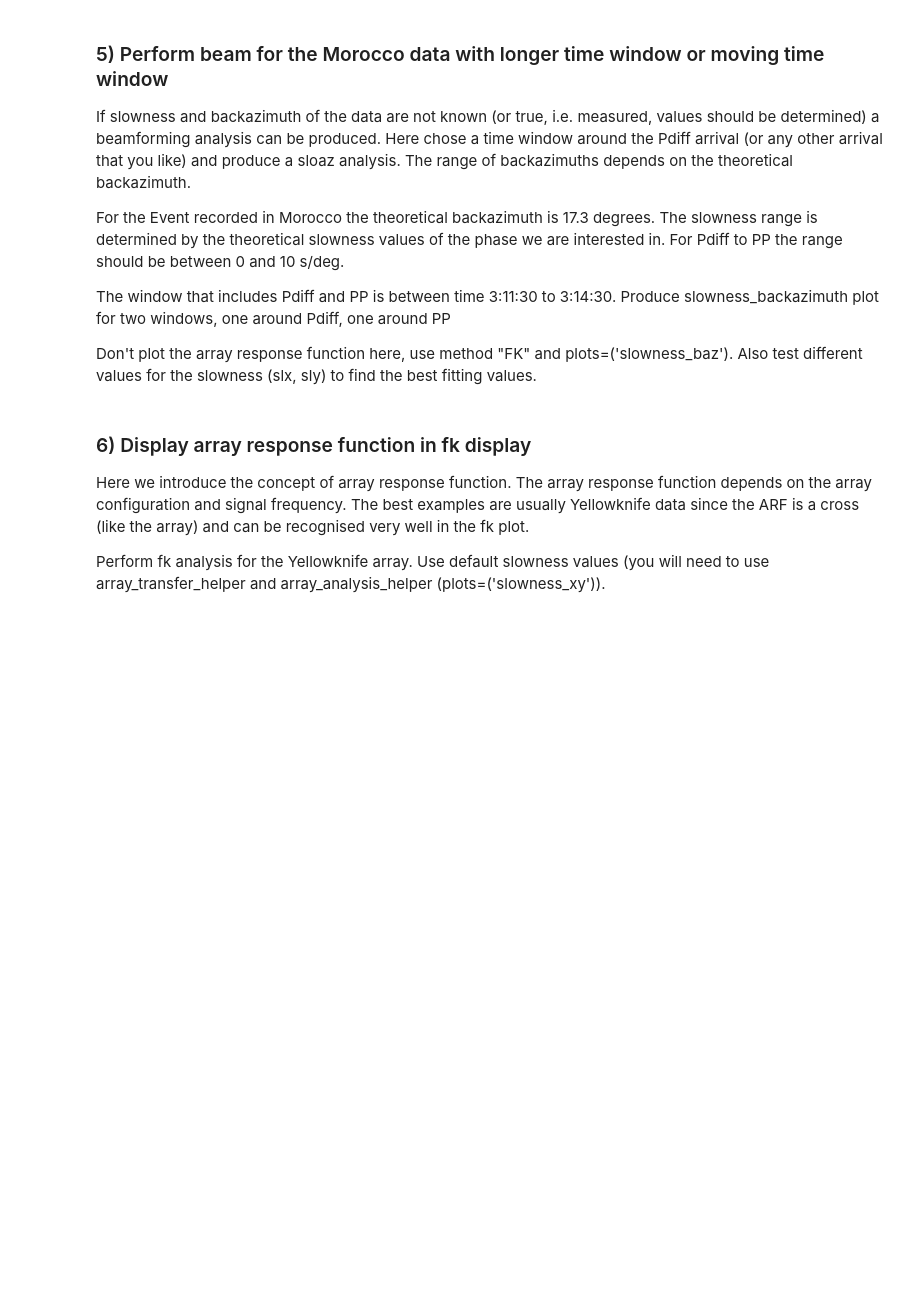
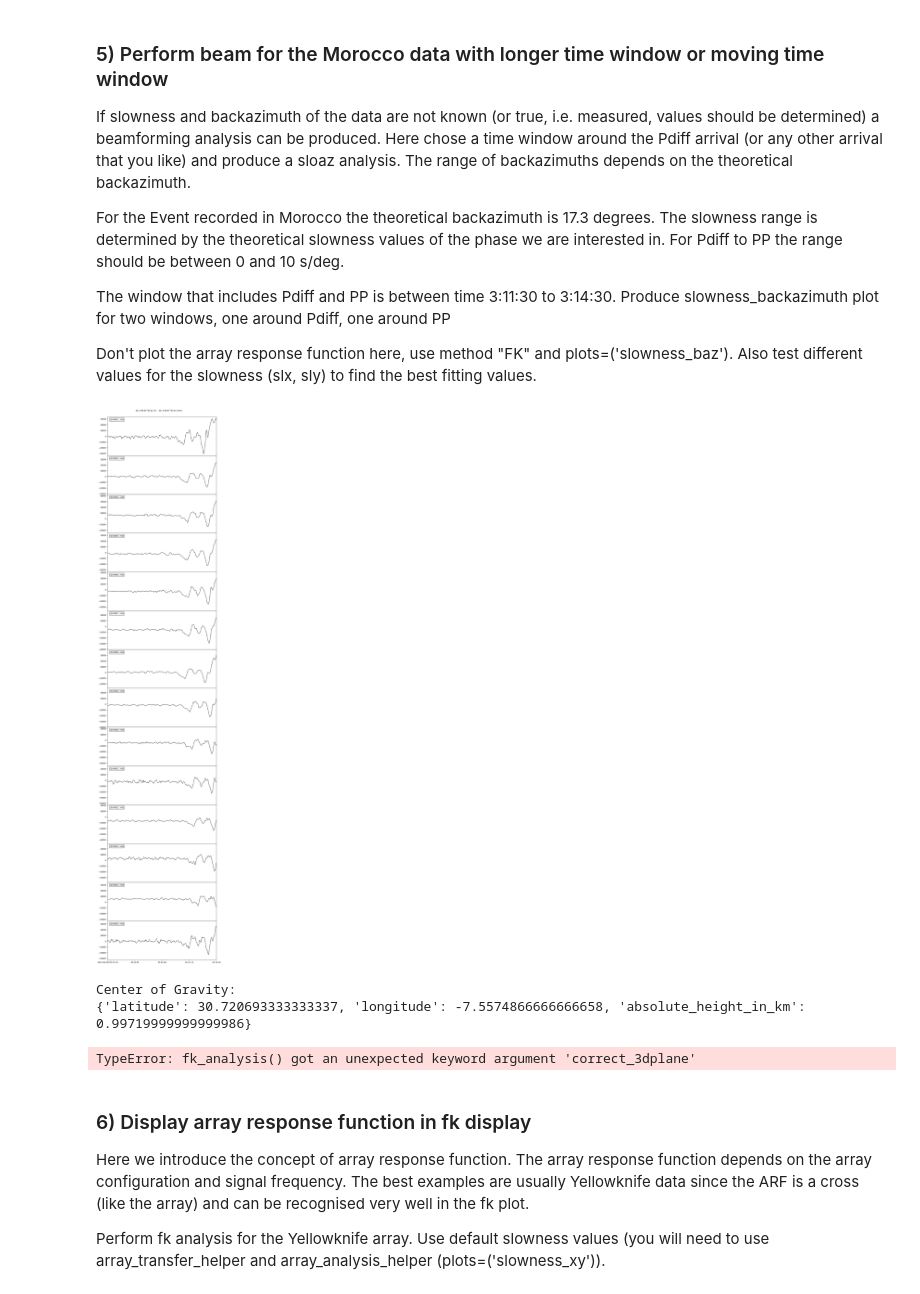
Before and after one commit to jwassermann/obspy_arraytools, a Jupyter notebook: tutorial/MESS2014/MESS2014-ArraySeismology_arraytools_branch-solution.ipynb, the cells around one changed output. Saved outputs shown, nothing was run; the diff lists cells and outputs as text; code cells hidden in the pictures; blank space fills up the shorter version.

```diff
--- a/tutorial/MESS2014/MESS2014-ArraySeismology_arraytools_branch-solution.ipynb
+++ b/tutorial/MESS2014/MESS2014-ArraySeismology_arraytools_branch-solution.ipynb
@@ -333,24 +333,29 @@ SeismicArray._array_analysis_helper?
 # %%
 %matplotlib inline
 from obspy_arraytools import SeismicArray
 from obspy import read, UTCDateTime, read_events, read_inventory
 st = read("./02_MM/02.mseed")
 
 vertical_components = st.select(component="Z")
 t1 = UTCDateTime(2012, 8, 14, 3, 13, 30)
 t2 = UTCDateTime(2012, 8, 14, 3, 14, 30)
 vertical_components.trim(t1, t2)
 vertical_components.plot()
 
 inv = read_inventory("./02_MM/02.xml", format='STATIONXML')
 
 print ('Center of Gravity:')
 d = SeismicArray('', inv)
 print (d.center_of_gravity)
 d.inventory_cull(vertical_components)
 
-out = d.fk_analysis(vertical_components, 0.1, 4., prefilter=True,
+out = d.fk_analysis(vertical_components, 0.1, 4., prefilter=True,correct_3dplane=True,
                      slx=(-10, 10),sly=(-10, 10), sls=0.1, plots=('slowness_baz'))
+# %% [output]
+[figure, added]
+Center of Gravity:
+{'latitude': 30.720693333333337, 'longitude': -7.5574866666666658, 'absolute_height_in_km': 0.99719999999999986}
+TypeError: fk_analysis() got an unexpected keyword argument 'correct_3dplane'
 # %% [markdown]
 ### 6) Display array response function in fk display
 
```
Also changed, not shown: 2 other files.
